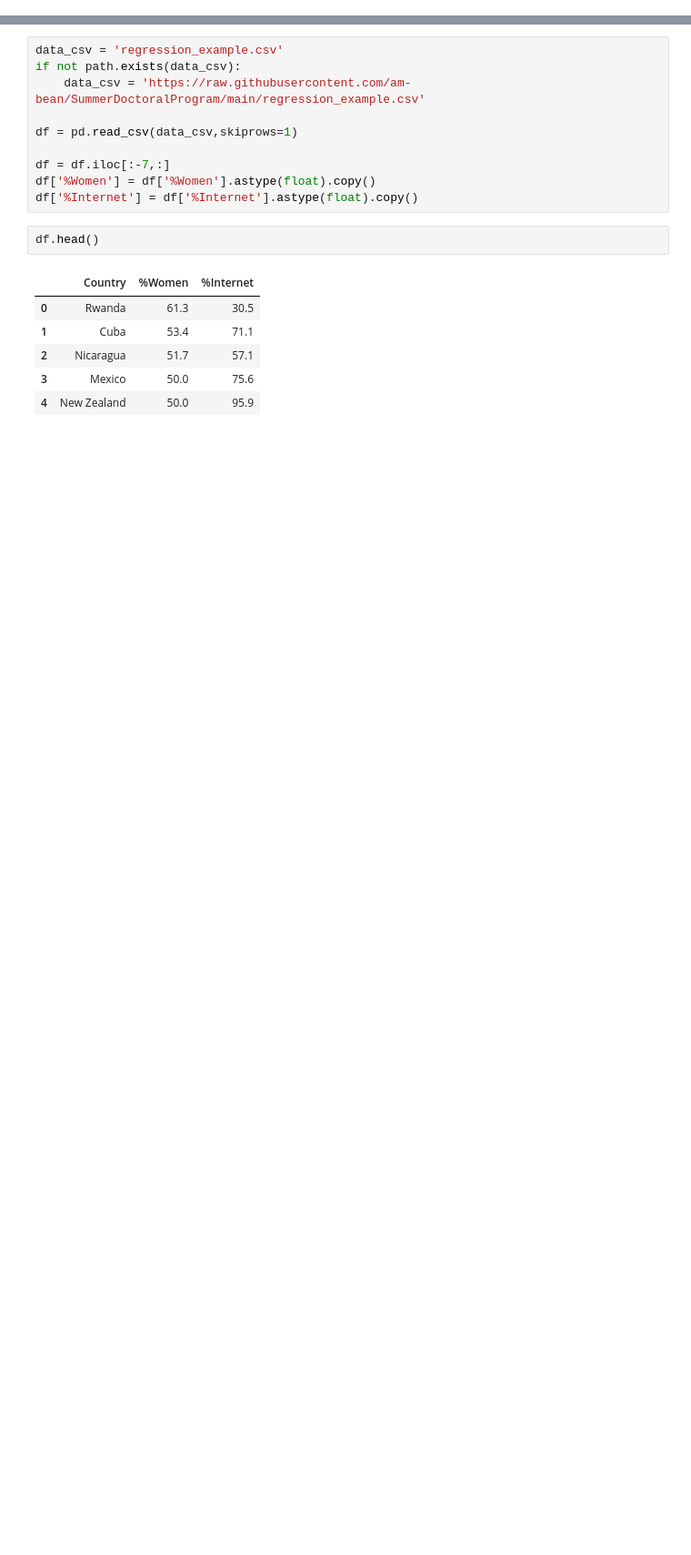
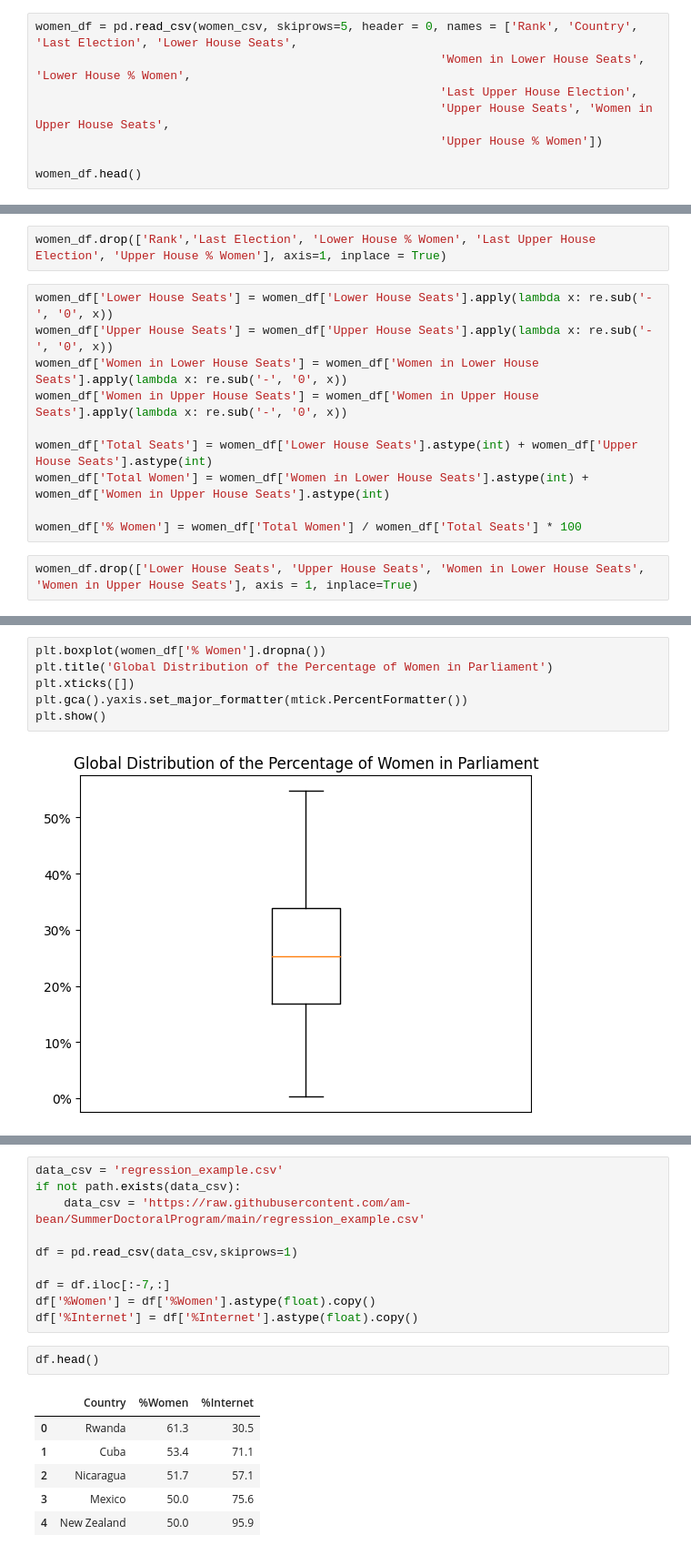
Before and after one commit to am-bean/SummerDoctoralProgram, a Jupyter notebook: RegressionExample.ipynb, the cells around one changed output, grey strips where cells are left out. Shown: that part at 91% size. Saved outputs shown, nothing was run; the diff lists cells and outputs as text; blank space fills up the shorter version.

```diff
--- a/RegressionExample.ipynb
+++ b/RegressionExample.ipynb
@@ -9,0 +49,8 @@ import os.path as path
+# %%
+women_df = pd.read_csv(women_csv, skiprows=5, header = 0, names = ['Rank', 'Country', 'Last Election', 'Lower House Seats',
+                                                         'Women in Lower House Seats', 'Lower House % Women',
+                                                         'Last Upper House Election',
+                                                         'Upper House Seats', 'Women in Upper House Seats',
+                                                         'Upper House % Women'])
+
+women_df.head()
@@ -9,0 +68,14 @@ import os.path as path
+# %%
+women_df.drop(['Rank','Last Election', 'Lower House % Women', 'Last Upper House Election', 'Upper House % Women'], axis=1, inplace = True)
+# %%
+women_df['Lower House Seats'] = women_df['Lower House Seats'].apply(lambda x: re.sub('-', '0', x))
+women_df['Upper House Seats'] = women_df['Upper House Seats'].apply(lambda x: re.sub('-', '0', x))
+women_df['Women in Lower House Seats'] = women_df['Women in Lower House Seats'].apply(lambda x: re.sub('-', '0', x))
+women_df['Women in Upper House Seats'] = women_df['Women in Upper House Seats'].apply(lambda x: re.sub('-', '0', x))
+
+women_df['Total Seats'] = women_df['Lower House Seats'].astype(int) + women_df['Upper House Seats'].astype(int)
+women_df['Total Women'] = women_df['Women in Lower House Seats'].astype(int) + women_df['Women in Upper House Seats'].astype(int)
+
+women_df['% Women'] = women_df['Total Women'] / women_df['Total Seats'] * 100
+# %%
+women_df.drop(['Lower House Seats', 'Upper House Seats', 'Women in Lower House Seats', 'Women in Upper House Seats'], axis = 1, inplace=True)
@@ -9,0 +105,8 @@ import os.path as path
+# %%
+plt.boxplot(women_df['% Women'].dropna())
+plt.title('Global Distribution of the Percentage of Women in Parliament')
+plt.xticks([])
+plt.gca().yaxis.set_major_formatter(mtick.PercentFormatter())
+plt.show()
+# %% [output]
+[figure, added]
```
Also changed, not shown: parts of 36 cells of this notebook.
